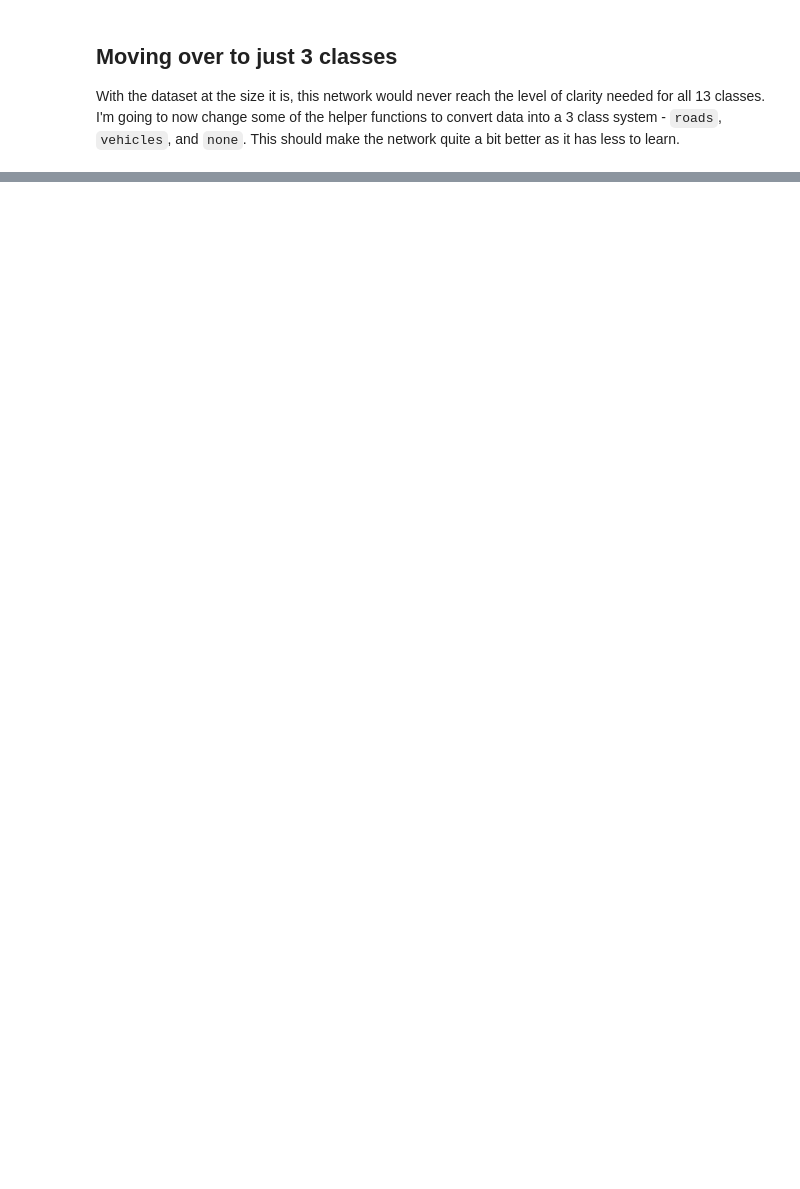
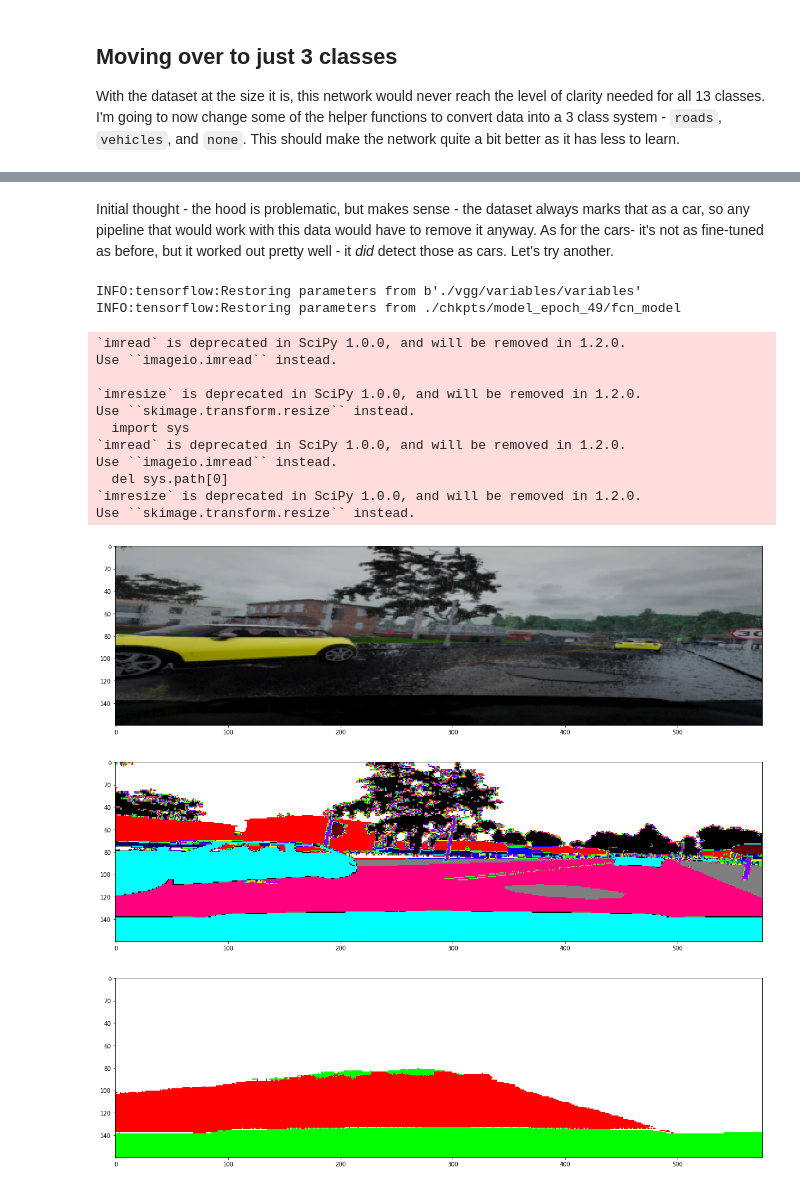
Before and after one commit to hlfshell/lyft-challenge-segmentation, a Jupyter notebook: Segmantic Segmentation with VGG16.ipynb, the cells around one changed output, grey strips where cells are left out. Drawn from its saved outputs; the diff is of its cells as text; code cells hidden in the pictures; blank space fills up the shorter version.

```diff
--- a/Segmantic Segmentation with VGG16.ipynb
+++ b/Segmantic Segmentation with VGG16.ipynb
@@ -438,0 +579,35 @@ With the dataset at the size it is, this network would never reach the level of
+# %% [markdown]
+Initial thought - the hood is problematic, but makes sense - the dataset always marks that as a car, so any pipeline that would work with this data would have to remove it anyway. As for the cars- it's not as fine-tuned as before, but it worked out pretty well - it *did* detect those as cars. Let's try another.
+# %%
+tf.reset_default_graph()
+with tf.Session() as sess:
+    model = {}
+    model['settings'] = { "num_classes": 3 }
+    get_placeholders(model)
+    load_vgg(model)
+    vgg_fcn(model)
+    get_logits(model)
+    get_loss(model)
+
+    saver = tf.train.Saver()
+#     saver = tf.train.import_meta_graph("./chkpts/model_epoch_9/checkpoint")
+    saver.restore(sess, './chkpts/model_epoch_49/fcn_model')
+
+    results = execute_on_image(sess, model, "396")
+# %% [output]
+INFO:tensorflow:Restoring parameters from b'./vgg/variables/variables'
+INFO:tensorflow:Restoring parameters from ./chkpts/model_epoch_49/fcn_model
+`imread` is deprecated in SciPy 1.0.0, and will be removed in 1.2.0.
+Use ``imageio.imread`` instead.
+
+`imresize` is deprecated in SciPy 1.0.0, and will be removed in 1.2.0.
+Use ``skimage.transform.resize`` instead.
+  import sys
+`imread` is deprecated in SciPy 1.0.0, and will be removed in 1.2.0.
+Use ``imageio.imread`` instead.
+  del sys.path[0]
+`imresize` is deprecated in SciPy 1.0.0, and will be removed in 1.2.0.
+Use ``skimage.transform.resize`` instead.
+[figure, added]
+[figure, added]
+[figure, added]
```
Also changed, not shown: parts of 11 cells of this notebook.
